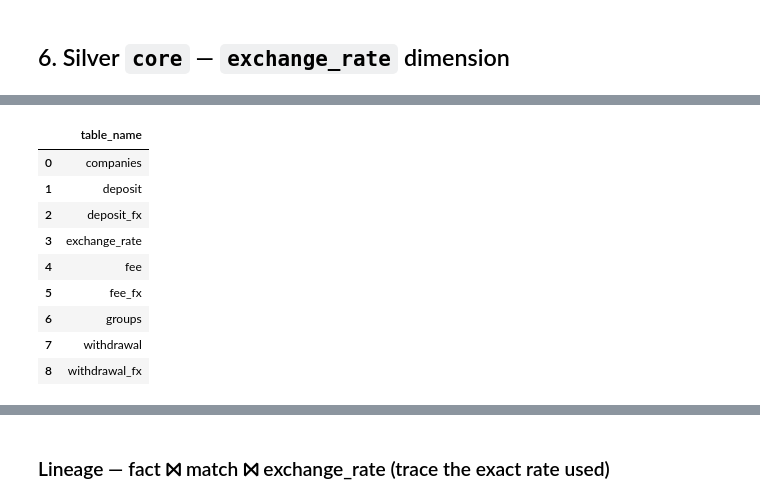
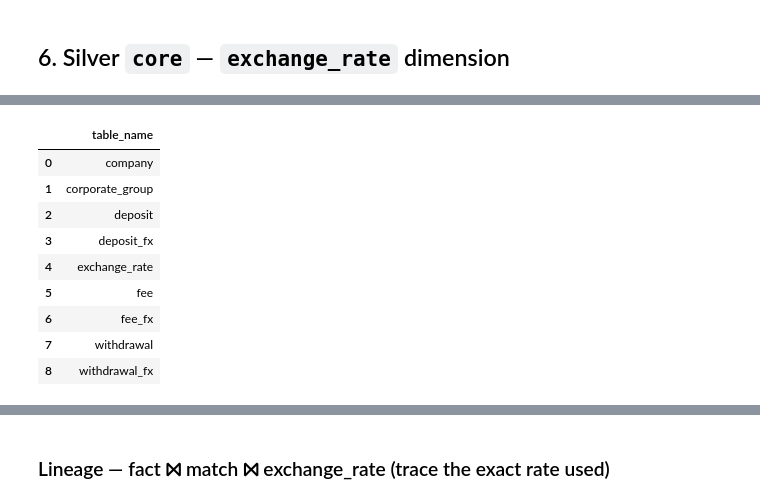
Before and after one commit to hallabehery/FM-Data-Engineer-Test-HS, a Jupyter notebook: notebook/pipeline.ipynb, the cells around one changed output, grey strips where cells are left out. Saved outputs shown, nothing was run; the diff lists cells and outputs as text; code cells hidden in the pictures.

```diff
--- a/notebook/pipeline.ipynb
+++ b/notebook/pipeline.ipynb
@@ -264,20 +239,16 @@ for r in silver_core.build_fx_match(con):
 [silver.core.fee_fx] in=21921 out=21921 kept=21921 quarantined=0 dropped=0 conserved=yes
 # %%
 # Tables created so far in the 'core' schema
-con.sql("""
-    SELECT table_name
-    FROM duckdb_tables() WHERE schema_name = 'core'
-    ORDER BY table_name
-""").df()
+con.sql("SELECT table_name FROM duckdb_tables() WHERE schema_name = 'core' ORDER BY table_name").df()
 # %% [output]
 |  | table_name |
-| 0 | companies |
-| 1 | deposit |
-| 2 | deposit_fx |
-| 3 | exchange_rate |
-| 4 | fee |
-| 5 | fee_fx |
-| 6 | groups |
+| 0 | company |
+| 1 | corporate_group |
+| 2 | deposit |
+| 3 | deposit_fx |
+| 4 | exchange_rate |
+| 5 | fee |
+| 6 | fee_fx |
 | 7 | withdrawal |
 | 8 | withdrawal_fx |
 # %%
```
Also changed, not shown: parts of 25 cells of this notebook, 10 other files.
